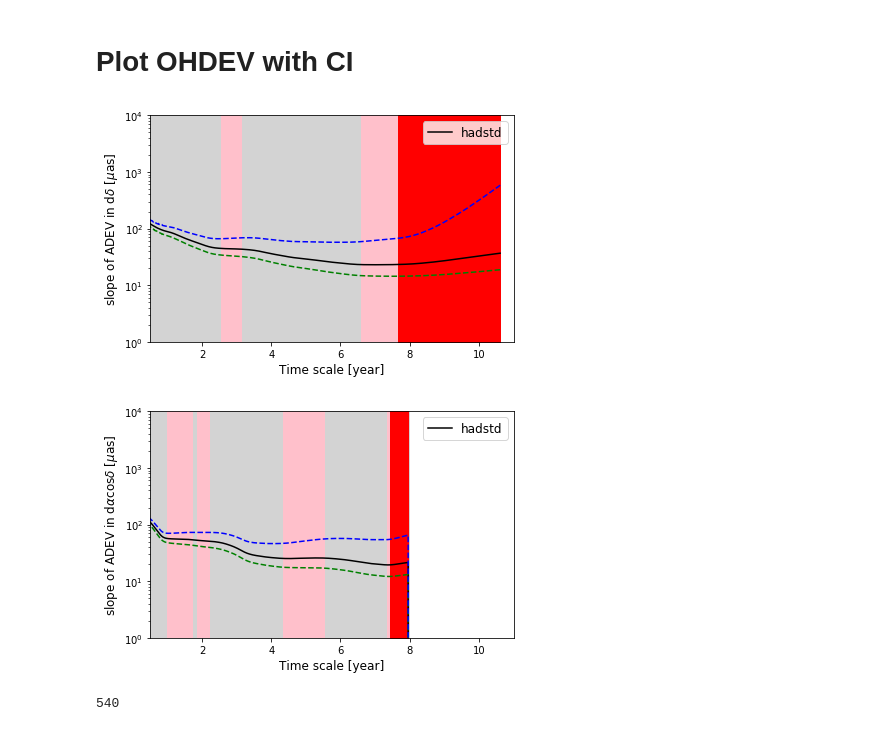
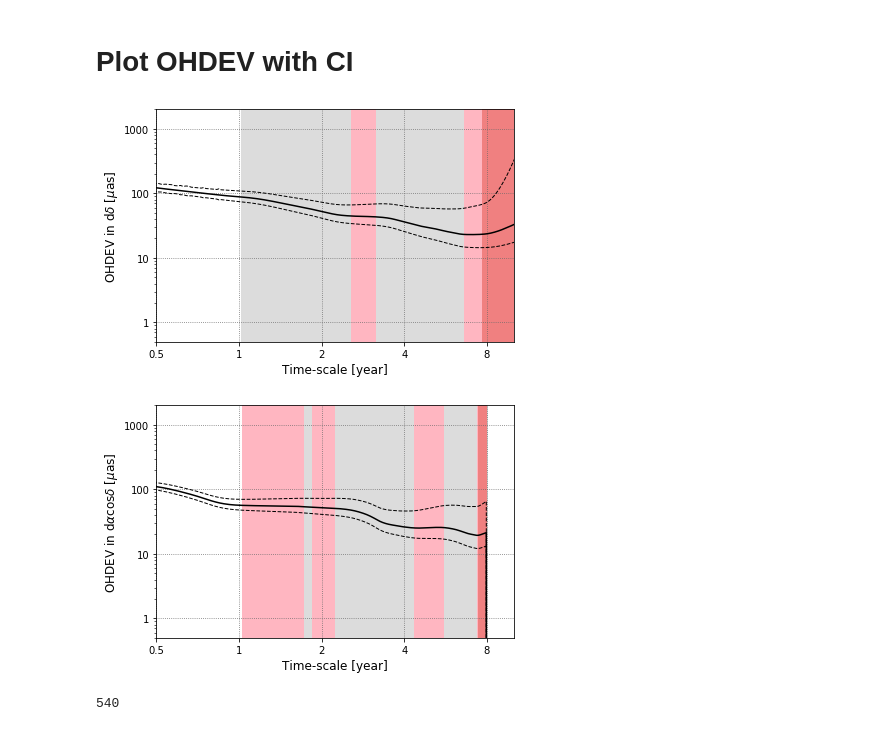
Before and after one commit to verasha/radio-sources, a Jupyter notebook: 1803+784_hadamard.ipynb, the cells around one changed output. Drawn from its saved outputs; the diff is of its cells as text; code cells hidden in the pictures.

```diff
--- a/1803+784_hadamard.ipynb
+++ b/1803+784_hadamard.ipynb
@@ -314,54 +300,59 @@ ci_ra_had_low, ci_ra_had_high = allanself.confidence_int(df_sel_ra['RAcosDEC'].v
 # %% [markdown]
 # Plot OHDEV with CI
 # %%
-tau_dec_had_year = [x/365.242198781 for x in tau_dec_had]
-tau_ra_had_year = [x/365.242198781 for x in tau_ra_had]
+tau_dec_had_year = np.array([x/365.242198781 for x in tau_dec_had])
+tau_ra_had_year = np.array([x/365.242198781 for x in tau_ra_had])
 # %%
 plt.figure()
 # Calculate the slopes
-slopes_dec = np.diff(np.log10(hadstd_dec)) / np.diff(np.log10(tau_dec_had))
-# Plot allanstd
-plt.plot(tau_dec_had_year,hadstd_dec,color='black',label='hadstd')
+slopes_dec_had = np.diff(np.log10(hadstd_dec)) / np.diff(np.log10(tau_dec_had))
+# Plot hadamard std
+plt.plot(tau_dec_had_year,hadstd_dec,color='black',label='allanstd')
+plt.grid(color='dimgray',linestyle='dotted')
 # Color background according to the slopes / noise type
-plt.fill_between(tau_dec_had_year[1:], 1, 10**4, where= slopes_dec  < -0.25,color='lightgray',linewidth=1.0,zorder=1)
-plt.fill_between(tau_dec_had_year[1:], 1, 10**4, where= (-0.25 <= slopes_dec ) & (slopes_dec  <= 0.25),color='pink',linewidth=1.0)
-plt.fill_between(tau_dec_had_year[1:], 1, 10**4, where= slopes_dec  > 0.25,color='red',step='mid',linewidth=1.0)
+plt.fill_between(tau_dec_had_year[1:], 0.1, 10**4, where= (tau_dec_had_year[:-1] > 1) & (slopes_dec_had < 0.25),color='gainsboro',linewidth=1.0,zorder=1)
+plt.fill_between(tau_dec_had_year[1:], 0.1, 10**4, where= (tau_dec_had_year[:-1] > 1) &(-0.25 <= slopes_dec_had ) & (slopes_dec_had  <= 0.25),color='lightpink',linewidth=1.0)
+plt.fill_between(tau_dec_had_year[1:], 0.1, 10**4, where= (tau_dec_had_year[:-1] > 1) & (slopes_dec_had > 0.25),color='lightcoral',step='mid',linewidth=1.0)
 # Plot confidence interval
-plt.plot(tau_dec_had_year,  ci_dec_had_low,color='green',linestyle='dashed')
-plt.plot(tau_dec_had_year,  ci_dec_had_high,color='blue',linestyle='dashed')
+plt.plot(tau_dec_had_year, ci_dec_had_low,color='black',linestyle='dashed',linewidth=1)
+plt.plot(tau_dec_had_year, ci_dec_had_high,color='black',linestyle='dashed',linewidth=1)
 
 plt.yscale('log')
-plt.xlabel('Time scale [year]', fontsize=12)
-plt.ylabel(r'slope of ADEV in d$\delta$ [$\mu$as]', fontsize=12)
-plt.legend(fontsize=12)
-plt.ylim(1,10**4)
-plt.xlim(0.5,11)
+plt.xscale('log',basex = 2)
+plt.xlabel('Time-scale [year]', fontsize=12)
+plt.ylabel(r'OHDEV in d$\delta$ [$\mu$as]', fontsize=12)
+plt.gca().yaxis.set_major_formatter(ticker.FuncFormatter(lambda y, _: '{:g}'.format(y)))
+plt.gca().xaxis.set_major_formatter(ticker.FuncFormatter(lambda y, _: '{:g}'.format(y)))
+plt.ylim(0.5,2*10**3)
+plt.xlim(0.5,10)
 plt.tight_layout()
 # %% [output]
-[figure, old version]
+[figure, new version]
 # %%
 plt.figure()
 # Calculate the slopes
-slopes_ra = np.diff(np.log10(hadstd_ra)) / np.diff(np.log10(tau_ra_had))
+slopes_ra_had = np.diff(np.log10(hadstd_ra)) / np.diff(np.log10(tau_ra_had))
 # Plot allanstd
-plt.plot(tau_ra_had_year,hadstd_ra,color='black',label='hadstd')
+plt.plot(tau_ra_had_year,hadstd_ra,color='black',label='allanstd')
+plt.grid(color='dimgray',linestyle='dotted')
 # Color background according to the slopes / noise type
-plt.fill_between(tau_ra_had_year[1:], 1, 10**4, where= slopes_ra  < -0.25,color='lightgray',linewidth=1.0,zorder=1)
-plt.fill_between(tau_ra_had_year[1:], 1, 10**4, where= (-0.25 <= slopes_ra ) & (slopes_ra  <= 0.25),color='pink',linewidth=1.0)
-plt.fill_between(tau_ra_had_year[1:], 1, 10**4, where= slopes_ra  > 0.25,color='red',step='mid',linewidth=1.0)
+plt.fill_between(tau_ra_had_year[1:], 0.1, 10**4, where= (tau_ra_had_year[:-1] > 1) & (slopes_ra_had  < -0.25), color='gainsboro',linewidth=1.0,zorder=1)
+plt.fill_between(tau_ra_had_year[1:], 0.1, 10**4, where= (tau_ra_had_year[:-1] > 1) & (-0.25 <= slopes_ra_had ) & (slopes_ra_had  <= 0.25),color='lightpink',linewidth=1.0,zorder=1)
+plt.fill_between(tau_ra_had_year[1:], 0.1, 10**4, where= (tau_ra_had_year[:-1] > 1) & (slopes_ra_had  > 0.25),color='lightcoral',step='mid',linewidth=1.0,zorder=1)
 # Plot confidence interval
-plt.plot(tau_ra_had_year, ci_ra_had_low,color='green',linestyle='dashed')
-plt.plot(tau_ra_had_year, ci_ra_had_high,color='blue',linestyle='dashed')
-
+plt.plot(tau_ra_had_year, ci_ra_had_low,color='black',linestyle='dashed',linewidth=1)
+plt.plot(tau_ra_had_year, ci_ra_had_high,color='black',linestyle='dashed',linewidth=1)
 plt.yscale('log')
-plt.xlabel('Time scale [year]', fontsize=12)
-plt.ylabel(r'slope of ADEV in d$\alpha \cos \delta$ [$\mu$as]', fontsize=12)
-plt.legend(fontsize=12)
-plt.ylim(1,10**4)
-plt.xlim(0.5,11)
+plt.xlabel('Time-scale [year]', fontsize=12)
+plt.xscale('log',basex = 2)
+plt.ylabel(r'OHDEV in d$\alpha \cos \delta$ [$\mu$as]', fontsize=12)
+plt.ylim(0.5,2*10**3)
+plt.xlim(0.5,10)
+plt.gca().yaxis.set_major_formatter(ticker.FuncFormatter(lambda y, _: '{:g}'.format(y)))
+plt.gca().xaxis.set_major_formatter(ticker.FuncFormatter(lambda y, _: '{:g}'.format(y)))
 plt.tight_layout()
 # %% [output]
-[figure, old version]
+[figure, new version]
 # %%
 np.count_nonzero(hadstd_ra)
 # %% [output]
```
Also changed, not shown: parts of 6 cells of this notebook, 9 other files.
